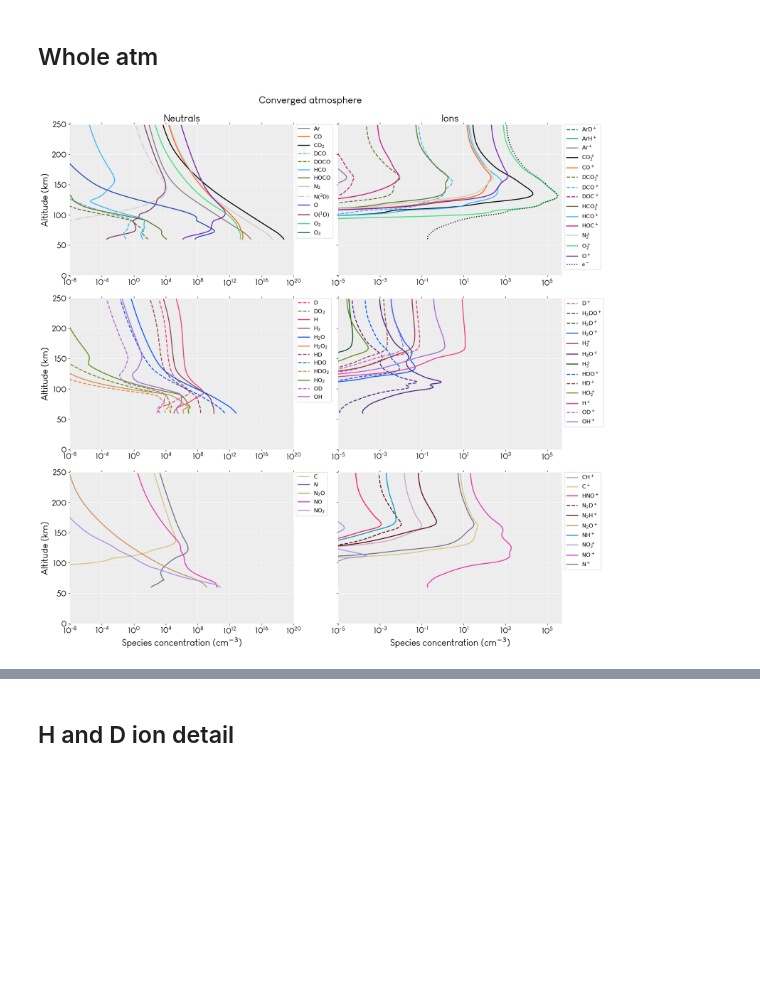
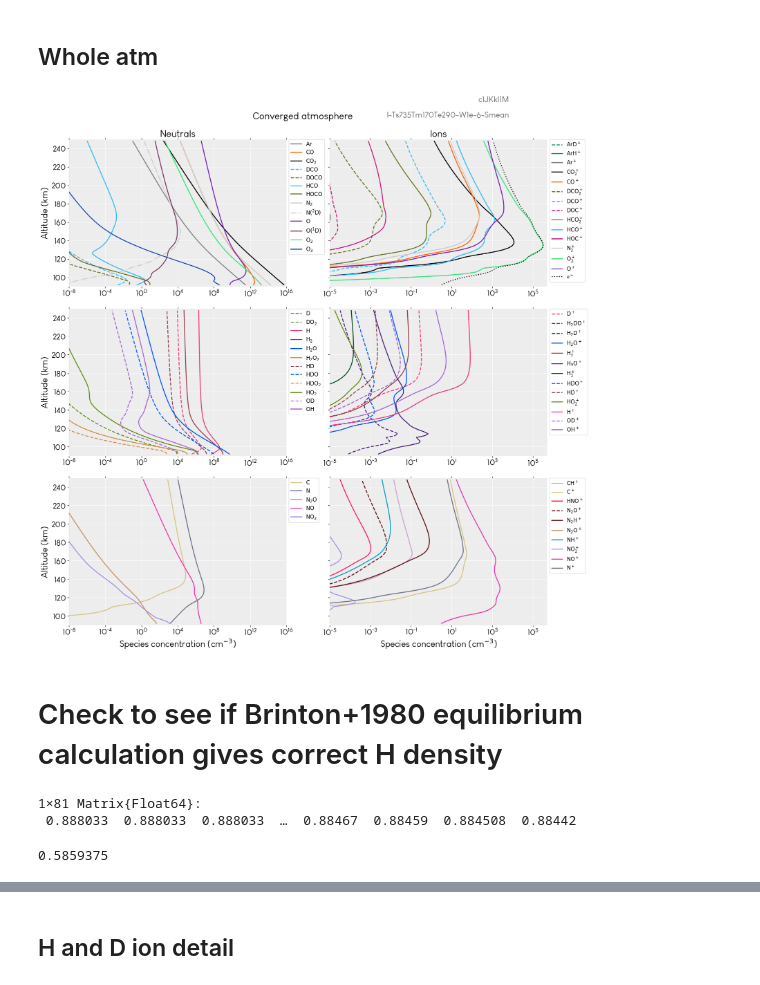
Before and after one commit to emcangi/VenusPhotochemistry, a Jupyter notebook: ! Venus Results.ipynb, the cells around one changed output, grey strips where cells are left out. Cells and saved outputs as stored; diff of their text form; code cells hidden in the pictures; blank space fills up the shorter version.

```diff
--- a/! Venus Results.ipynb
+++ b/! Venus Results.ipynb
@@ -132,6 +130,7 @@ all_result_plot_folder = "$(@__DIR__)/../Results/FirstLook_Plots/"
 # %%
-mean_folder = results_dir*"I-Ts735Tm170Te260-W1e-6-Smean_wh9lxg6r_venus_initial_convergence_v0.7/"
-mean_atm = get_ncurrent(mean_folder*"final_atmosphere.h5");
+mean_folder = results_dir*"I-Ts735Tm170Te290-W1e-6-Smean_c1JKkl1M_venus_initial_convergence_v0.7/"  # fixed BC sign convention, Ar transport
+#mean_folder = results_dir*"I-Ts735Tm170Te290-W1e-5-Smean_TBKJGoKI_venus_initial_convergence_v0.7/"  # fixed BC sign convention, Ar transport
+mean_atm = get_ncurrent(mean_folder*"/final_atmosphere.h5");
 
 vardict = load_from_paramlog(mean_folder);
 
@@ -150,3 +149,6 @@ Tprof_for_diffusion = vardict["Tprof_for_diffusion"];
 Hs_dict = vardict["Hs_dict"];
 speciesbclist = vardict["speciesbclist"];
 transport_species = vardict["transport_species"];
+
+rshortcode = vardict["rshortcode"]
+hrshortcode = vardict["hrshortcode"]
@@ -168,7 +187,12 @@ dimcolor = "xkcd:greyish"
 # %% [markdown]
 ## Whole atm
 # %%
-plot_atm(mean_atm, all_result_plot_folder*"final_atm_for_SI.png", 1e-12, electron_density(mean_atm; e_profile_type="quasineutral", ion_species, non_bdy_layers);
-         print_shortcodes=false, t="Converged atmosphere", xlim_2=(1e-5, 5e5), showonly=true, neutral_species, ion_species, plot_grid, speciescolor, speciesstyle, zmax)
+atm_fig_savepath = mean_folder*"final_atm_90km.png"
+atm_fig = plot_atm(mean_atm, atm_fig_savepath, 1e-12, electron_density(mean_atm; e_profile_type="quasineutral", ion_species, non_bdy_layers);
+                   print_shortcodes=true, t="Converged atmosphere",
+                   xlim_1=(1e-8, 1e16), xlim_2=(1e-5, 5e5), #(3e-1,1e6),#
+                   showonly=true, neutral_species, ion_species, plot_grid, speciescolor, speciesstyle, zmax,
+                   hrshortcode, rshortcode,
+                   ylim=[90, 250]);
 # %% [output]
-[figure, old version]
+[figure, new version]
@@ -174,0 +217,2 @@ plot_atm(mean_atm, all_result_plot_folder*"final_atm_for_SI.png", 1e-12, electro
+# %% [markdown]
+# Check to see if Brinton+1980 equilibrium calculation gives correct H density
@@ -174,0 +229,9 @@ plot_atm(mean_atm, all_result_plot_folder*"final_atm_for_SI.png", 1e-12, electro
+# %%
+k1_brinton
+# %% [output]
+1×81 Matrix{Float64}:
+ 0.888033  0.888033  0.888033  …  0.88467  0.88459  0.884508  0.88442
+# %%
+model_k1 = 3.75e-10/6.4e-10 # ratio of adopted rate coefficients (Hpl + O -> H + Opl)/(Opl + H -> O + Hpl)
+# %% [output]
+0.5859375
```
Also changed, not shown: parts of 51 cells of this notebook.
